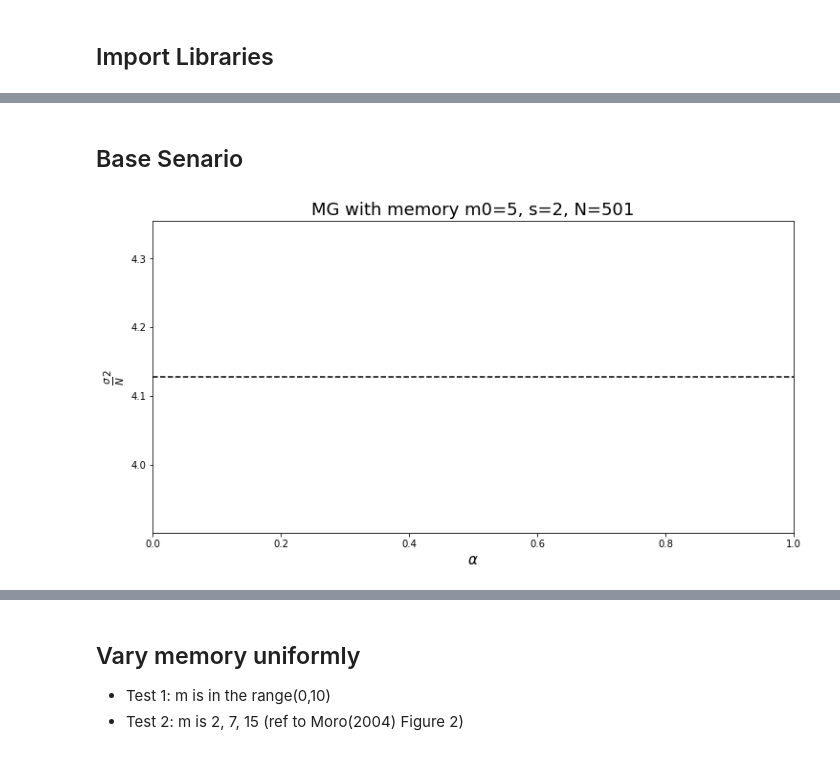
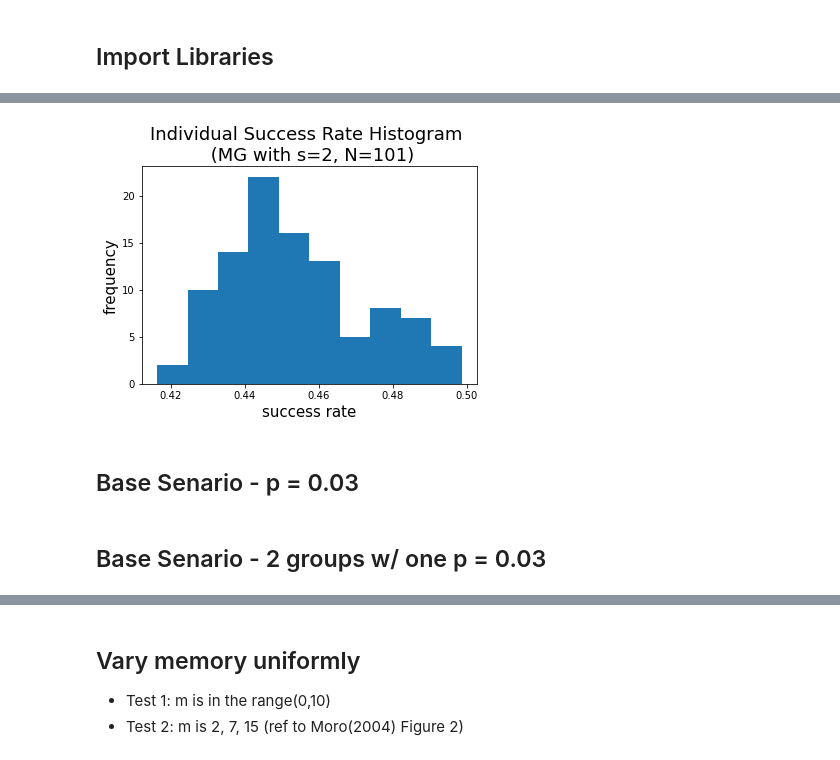
Before and after one commit to dvdblk/abm-project, a Jupyter notebook: notebooks/src_mg.ipynb, the cells around one changed output, grey strips where cells are left out. Cells and saved outputs as stored; diff of their text form; code cells hidden in the pictures.

```diff
--- a/notebooks/src_mg.ipynb
+++ b/notebooks/src_mg.ipynb
@@ -32,0 +51,7 @@ from lib.plots import default_plot
+# %%
+# main parameter initialisation
+s = 2
+m0 = 4
+n_agents = 101
+num_run = 50000
+p_list=np.linspace(0, 0.1, 10)
@@ -33,2 +99,15 @@ from lib.plots import default_plot
+# %%
+# compute individual success rate list
+int_agent_success=[game0.agents[i].success_rate() for i in range(n_agents)]
+
+# plot histogram
+counts0, bins0 = np.histogram(int_agent_success)
+plt.hist(bins0[:-1], bins0, weights=counts0)
+plt.xlabel('success rate',fontsize=15)
+plt.ylabel('frequency',fontsize=15)
+plt.title('Individual Success Rate Histogram \n (MG with s=%s, N=%s)'%(s, n_agents), fontsize=18)
+plt.show()
+# %% [output]
+[figure, added]
 # %% [markdown]
-## Base Senario
+## Base Senario - p = 0.03
@@ -66,16 +131,2 @@ times_0, attendances_0, mean_A_t_0, vol_A_t_0 = MinorityGame(
-# %%
-# plot base case
-omega_0 = np.average(vol_A_t_0)/n_agents
-alpha_0 = 2**m0/n_agents
-
-fig, ax = plt.subplots(figsize=(12, 6))
-ax.axhline(y=omega_0, color="k", linestyle="--")
-#ax.axvline(x=alpha_0, color="k", linestyle="--")
-
-plt.title("MG with memory m0=5, s=2, N=501", fontsize=18)
-ax.set_xlabel(r"$\alpha$",fontsize=15)
-ax.set_ylabel(r"$\frac{\sigma}{N}^2$",fontsize=15)
-
-plt.show()
-# %% [output]
-[figure, removed]
+# %% [markdown]
+## Base Senario - 2 groups w/ one p = 0.03
```
Also changed, not shown: parts of 22 cells of this notebook, 2 other files.
